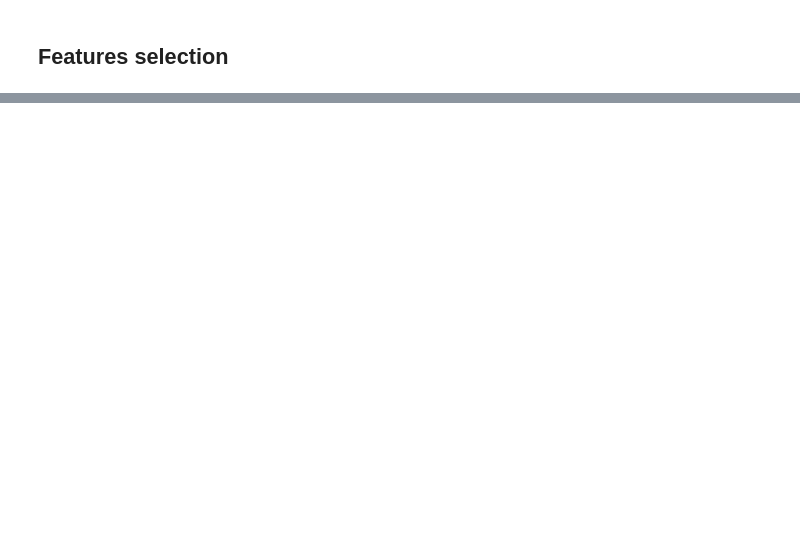
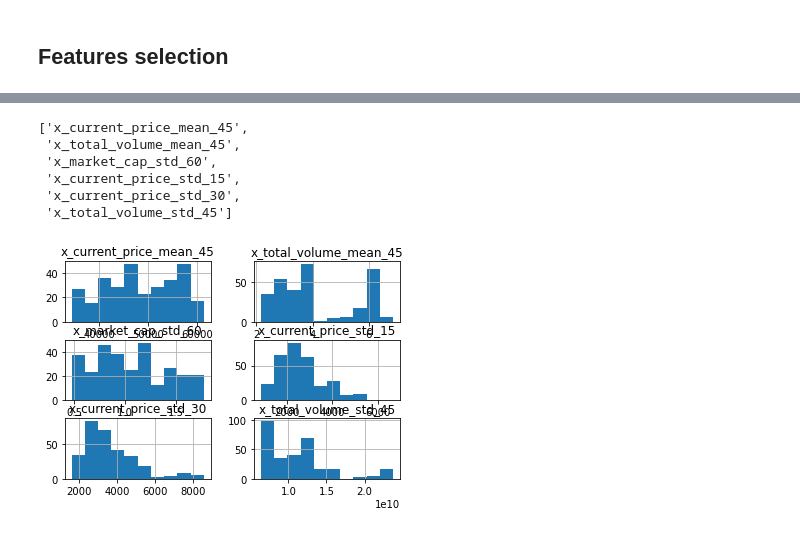
Before and after one commit to kennyldc/crispy-computing-machine, a Jupyter notebook: model/crypto_model_v1.ipynb, the cells around one changed output, grey strips where cells are left out. Cells and saved outputs as stored; diff of their text form; code cells hidden in the pictures; blank space fills up the shorter version.

```diff
--- a/model/crypto_model_v1.ipynb
+++ b/model/crypto_model_v1.ipynb
@@ -128,0 +272,21 @@ with open('X_v1.pkl', 'rb') as f:
+# %%
+vc = VarClusHi(df=X,feat_list=varc)
+vc.varclus()
+rs = vc.rsquare
+rs = rs.sort_values(by=['Cluster','RS_Ratio']).reset_index(drop=True)
+rs['id'] = rs.groupby('Cluster').cumcount()+1
+best = rs.loc[rs['id']==1]['Variable'].tolist()
+#best=['x_current_price_mean_45','x_total_volume_mean_30', 'x_market_cap_std_60',
+#      'x_current_price_std_30','x_total_volume_std_60', 'x_market_cap_std_15']
+best
+# %% [output]
+['x_current_price_mean_45',
+ 'x_total_volume_mean_45',
+ 'x_market_cap_std_60',
+ 'x_current_price_std_15',
+ 'x_current_price_std_30',
+ 'x_total_volume_std_45']
+# %%
+X[best].hist();
+# %% [output]
+[figure, added]
```
Also changed, not shown: parts of 34 cells of this notebook.
